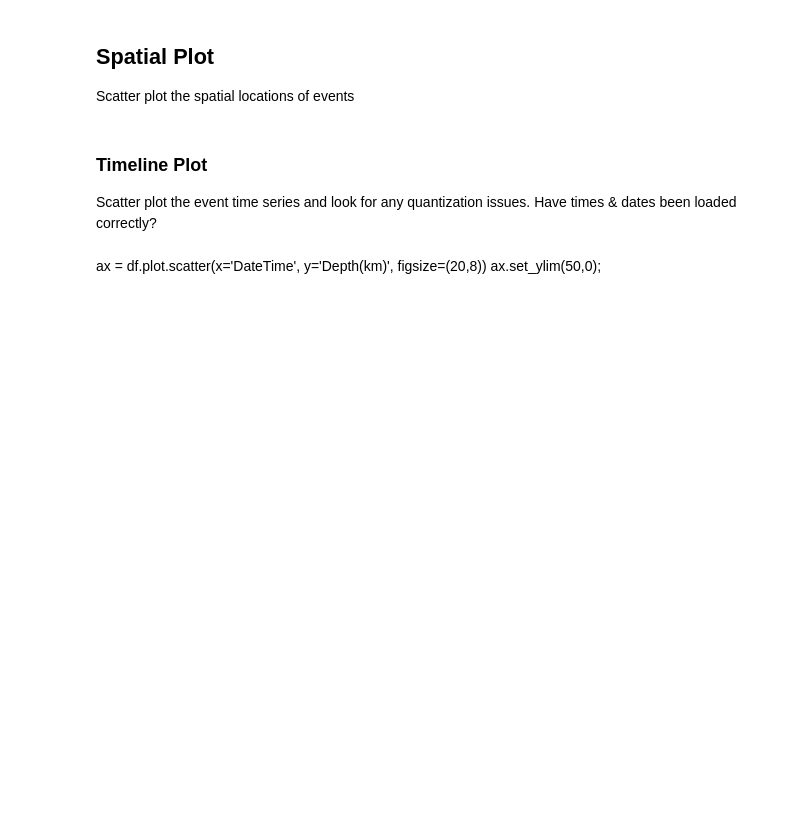
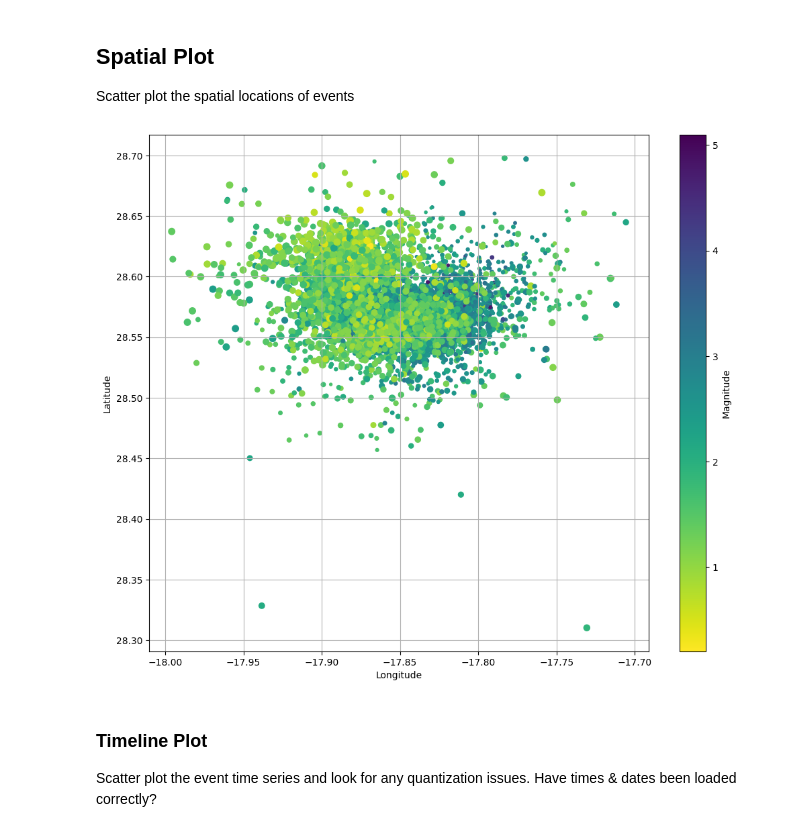
Before and after one commit to MitchellAcoustics/reproducible-repository, a Jupyter notebook: notebooks/data-screening.ipynb, the cells around one changed output. Saved outputs shown, nothing was run; the diff lists cells and outputs as text; code cells hidden in the pictures; blank space fills up the shorter version.

```diff
--- a/notebooks/data-screening.ipynb
+++ b/notebooks/data-screening.ipynb
@@ -43,22 +75,28 @@ df["Depth(km)"].plot.hist(bins=50, density=True)
 
 Scatter plot the spatial locations of events
 # %%
-#| label: fig-spatial-plot
-#| fig-cap: Locations of earthquakes on La Palma since 2017.
-#| fig-alt: "A scatterplot of earthquake locations plotting latitude against longitude."
+# | label: fig-spatial-plot
+# | fig-cap: Locations of earthquakes on La Palma since 2017.
+# | fig-alt: "A scatterplot of earthquake locations plotting latitude against longitude."
 from matplotlib import colormaps
-cmap = colormaps['viridis_r']
-ax = df.plot.scatter(x="Longitude", y="Latitude",
-                     s=47-df["Depth(km)"], c=df["Magnitude"],
-                     figsize=(12,10), grid="on", cmap=cmap)
+
+cmap = colormaps["viridis_r"]
+ax = df.plot.scatter(
+    x="Longitude",
+    y="Latitude",
+    s=47 - df["Depth(km)"],
+    c=df["Magnitude"],
+    figsize=(12, 10),
+    grid="on",
+    cmap=cmap,
+)
 colorbar = ax.collections[0].colorbar
 colorbar.set_label("Magnitude")
 
 plt.show()
+# %% [output]
+[figure, added]
 # %% [markdown]
 ### Timeline Plot
 
 Scatter plot the event time series and look for any quantization issues. Have times & dates been loaded correctly?
-# %% [markdown]
-ax = df.plot.scatter(x='DateTime', y='Depth(km)', figsize=(20,8))
-ax.set_ylim(50,0);
```
Also changed, not shown: parts of 6 cells of this notebook, 10 other files.
